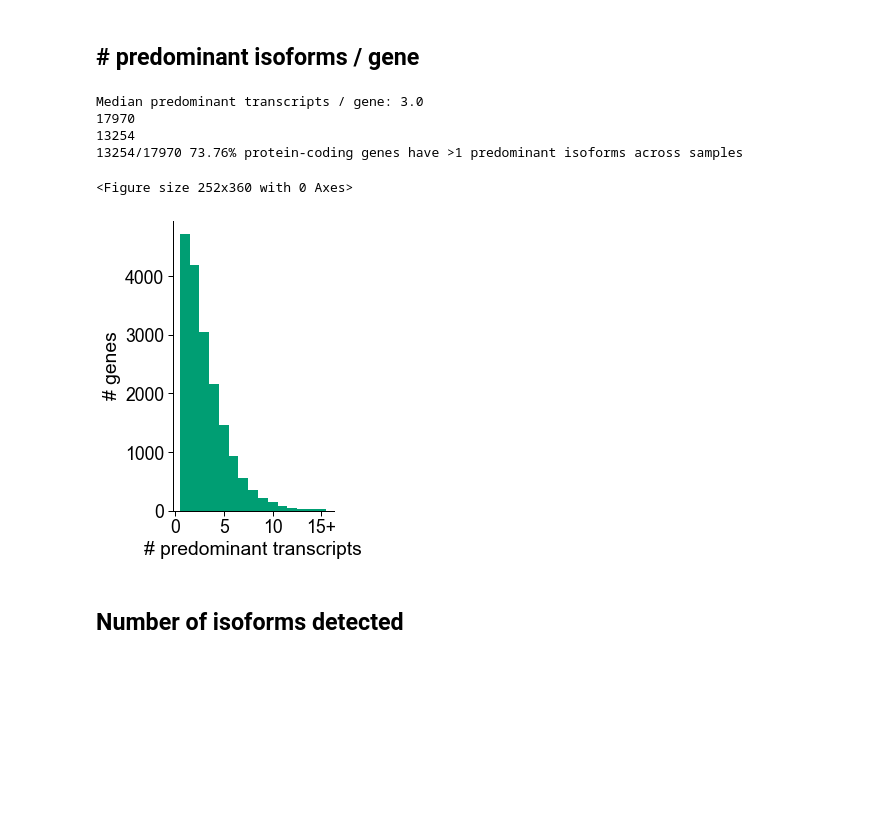
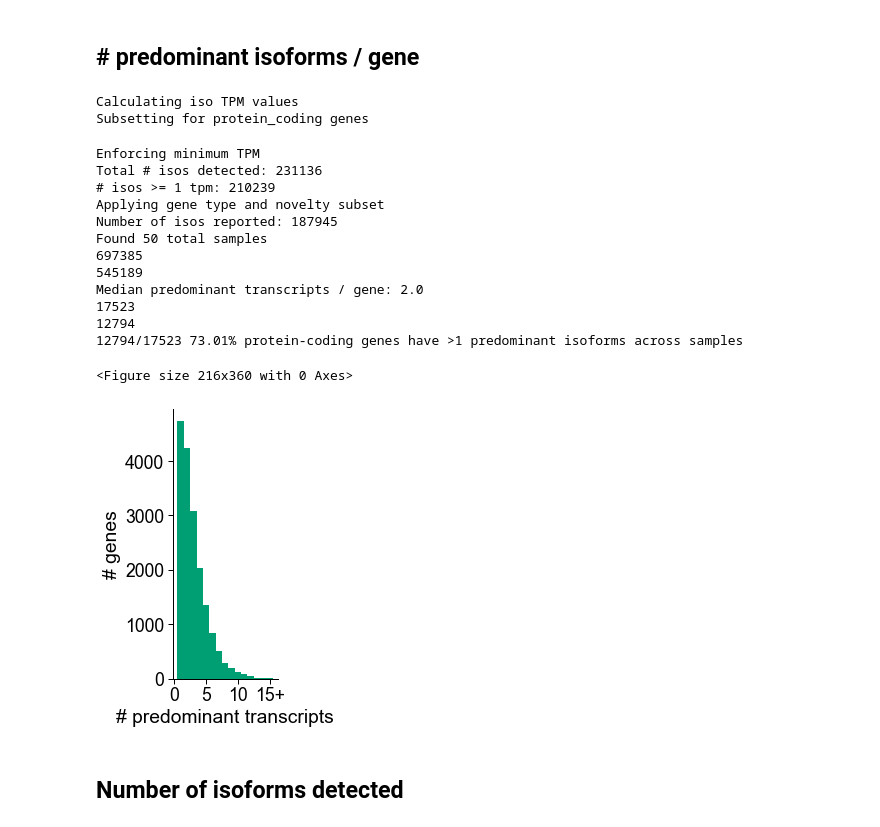
Before and after one commit to fairliereese/paper_rnawg, a Jupyter notebook: figures/fig2/fig2.ipynb, the cells around one changed output. Cells and saved outputs as stored; diff of their text form; code cells hidden in the pictures; blank space fills up the shorter version.

Commit message:
added expression thresh for predom isos / gene plot

```diff
--- a/figures/fig2/fig2.ipynb
+++ b/figures/fig2/fig2.ipynb
@@ -299,18 +299,30 @@ high pi and high tpm
 # %%
 fname = 'figures/predom_isos_per_gene.pdf'
 df = plot_n_predom_transcripts(pi_tpm_table,
+                          filt_ab,
                           ver,
                           predom_iso_subset,
+                          min_tpm,
                           fname,
                           max_isos=15,
-                          figsize=(3.5,5))
+                          figsize=(3,5))
 # %% [output]
-Median predominant transcripts / gene: 3.0
-17970
-13254
-13254/17970 73.76% protein-coding genes have >1 predominant isoforms across samples
+Calculating iso TPM values
+Subsetting for protein_coding genes
-<Figure size 252x360 with 0 Axes>
+Enforcing minimum TPM
+Total # isos detected: 231136
+# isos >= 1 tpm: 210239
+Applying gene type and novelty subset
+Number of isos reported: 187945
+Found 50 total samples
+697385
+545189
+Median predominant transcripts / gene: 2.0
+17523
+12794
+12794/17523 73.01% protein-coding genes have >1 predominant isoforms across samples
+<Figure size 216x360 with 0 Axes>
-[figure, old version]
+[figure, new version]
 # %% [markdown]
 ## Number of isoforms detected
 # %%
```
Also changed, not shown: 1 other file.
